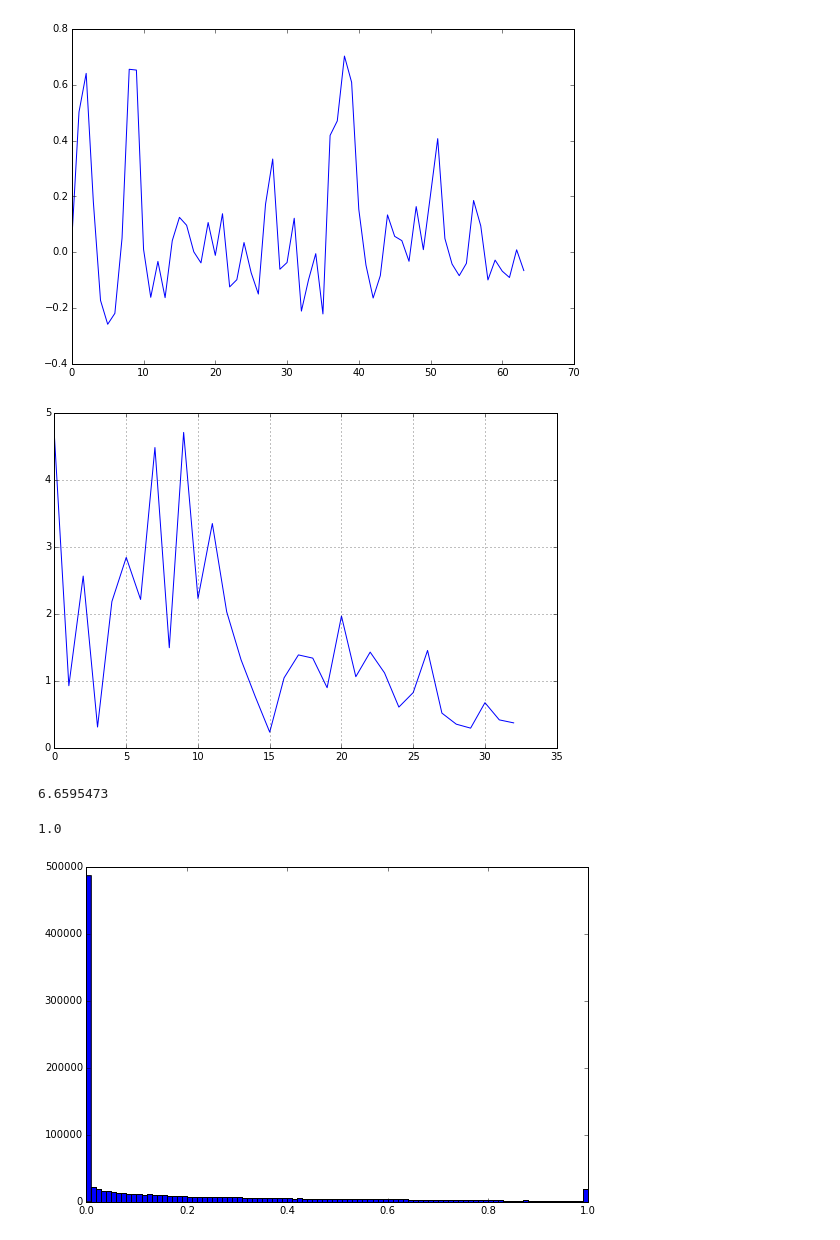
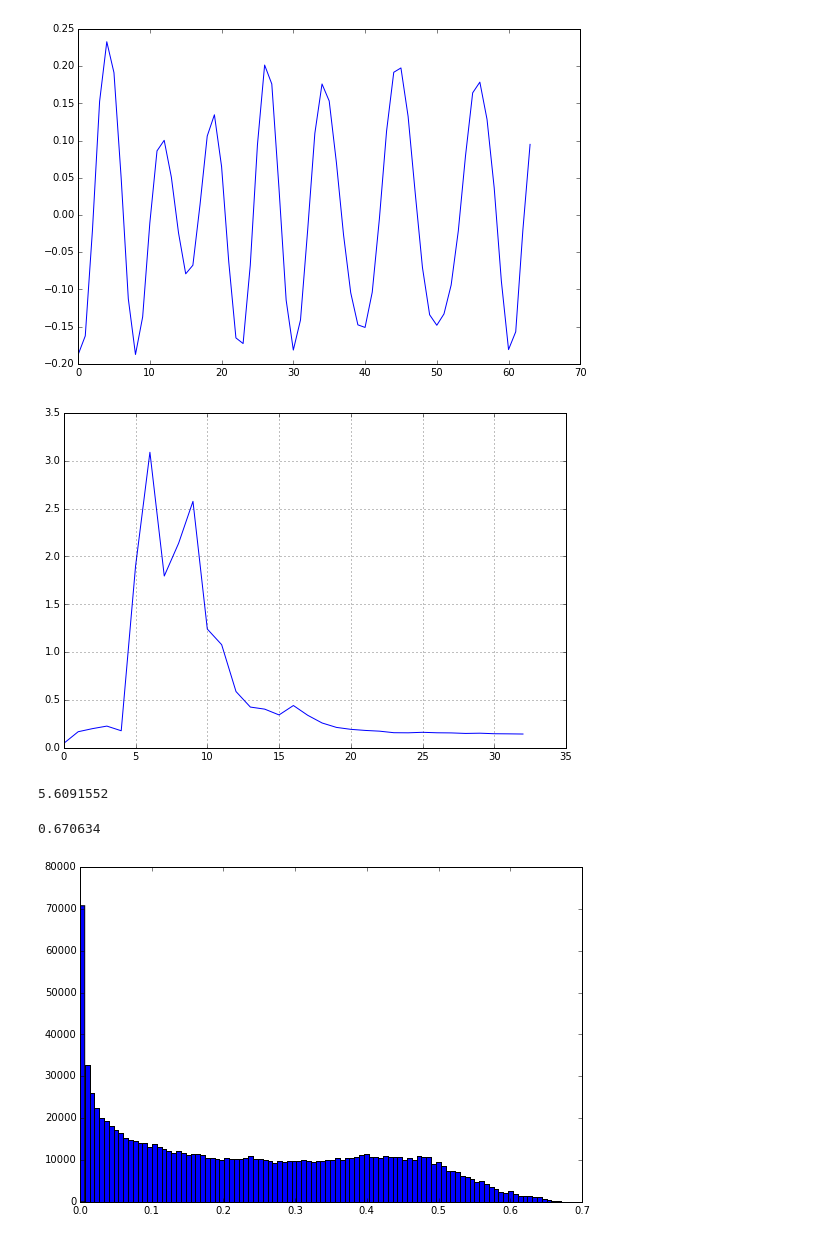
Before and after one commit to chayut-t/ipynb_examples, a Jupyter notebook: opt_coding_viewer.ipynb, the cells around one changed output. Drawn from its saved outputs; the diff is of its cells as text; code cells hidden in the pictures.

Commit message:
run notebook with ...data/grid_cells/opt_coding_1d_tmp_save.npz

```diff
--- a/opt_coding_viewer.ipynb
+++ b/opt_coding_viewer.ipynb
@@ -58,7 +58,7 @@ rnn_compute = theano.function(inputs=[t.u, t.nu, t.S, t.W, t.V, t.b, t.c],
                               outputs=[t.cost, t.x, t.y, t.x_hat],
                               updates=t.updates)
 # %%
-with np.load('/Users/chayut/Dropbox/data/grid_cells/opt_coding_1d_railed_tmp_save.npz') as result:
+with np.load('/Users/chayut/Dropbox/data/grid_cells/opt_coding_1d_tmp_save.npz') as result:
     S = result['S']
     W = result['W']
     V = result['V']
@@ -91,23 +91,23 @@ plt.show()
 # %%
-i = 1
+i = 3
 plt.plot(V[i, :].T)
 plt.show()
 plt.plot(np.abs(np.fft.rfft(V[i, :])).T)
 plt.grid()
 plt.show()
 # %% [output]
-[figure, old version]
+[figure, new version]
-[figure, old version]
+[figure, new version]
 # %%
 np.mean(np.sum(y ** 2, axis=0))
 # %% [output]
-6.6595473
+5.6091552
 # %%
 _ = plt.hist(y.reshape((y.size, 1)), bins=100)
 print np.amax(y)
 # %% [output]
-1.0
+0.670634
-[figure, old version]
+[figure, new version]
 # %%
 np.sum(V ** 2, axis=1)
 # %% [output]
```
Also changed, not shown: parts of 6 cells of this notebook.
